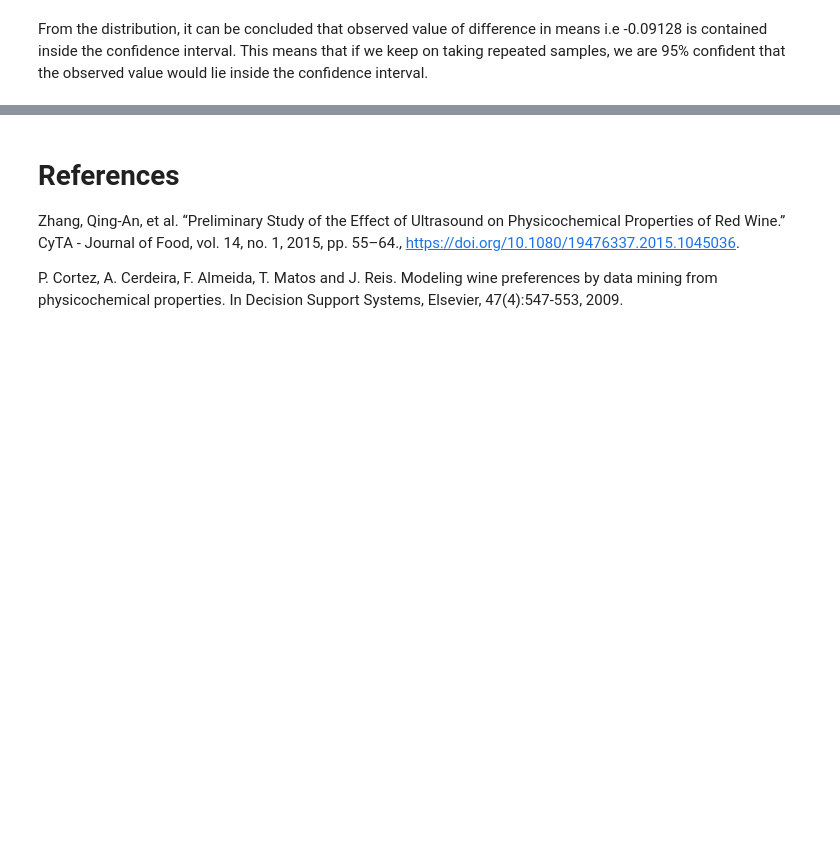
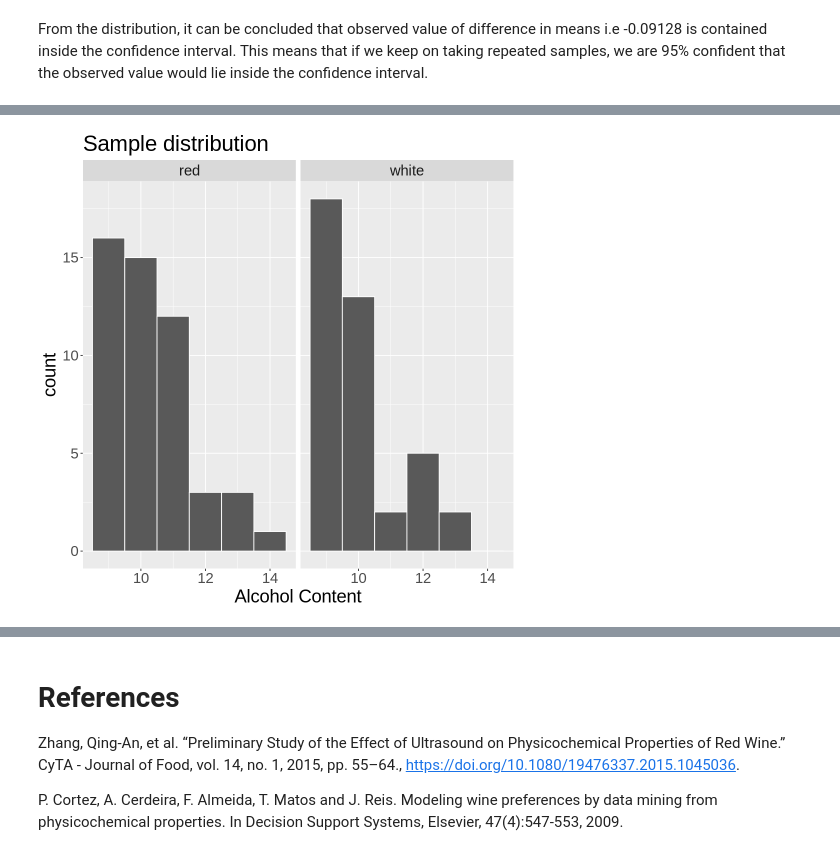
Before and after one commit to Jaskaran1116/STAT-201-Group-Project-23, a Jupyter notebook: analysis.ipynb, the cells around one changed output, grey strips where cells are left out. Drawn from its saved outputs; the diff is of its cells as text; code cells hidden in the pictures; blank space fills up the shorter version.

```diff
--- a/analysis.ipynb
+++ b/analysis.ipynb
@@ -383,0 +377,9 @@ From the distribution, it can be concluded that observed value of difference in
+# %%
+# Taking the sample
+alcohol_sample <-
+    alcohol_data %>%
+    group_by(type) %>%
+    sample_n(size = case_when(type == "red" ~ 50,
+                              type == "white" ~ 40), replace = FALSE) %>%
+    ungroup()
+head(alcohol_sample)
@@ -383,0 +396,13 @@ From the distribution, it can be concluded that observed value of difference in
+# %%
+# sample distribution of each type
+alocohol_samp_dist_plot <-
+    alcohol_sample %>%
+    ggplot() +
+    geom_histogram(aes(alcohol), binwidth = 1, color = 'white') +
+    facet_wrap(~ type) +
+    theme(text = element_text(size = 22)) +
+    ggtitle("Sample distribution") +
+    xlab("Alcohol Content")
+alocohol_samp_dist_plot
+# %% [output]
+[figure, added]
```
Also changed, not shown: parts of 16 cells of this notebook.
